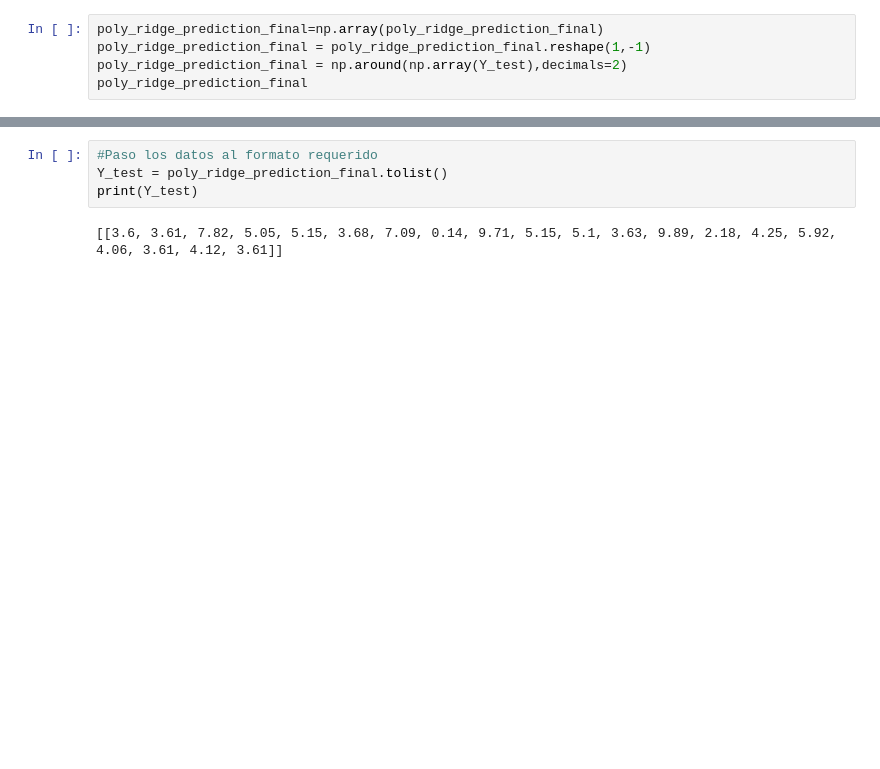
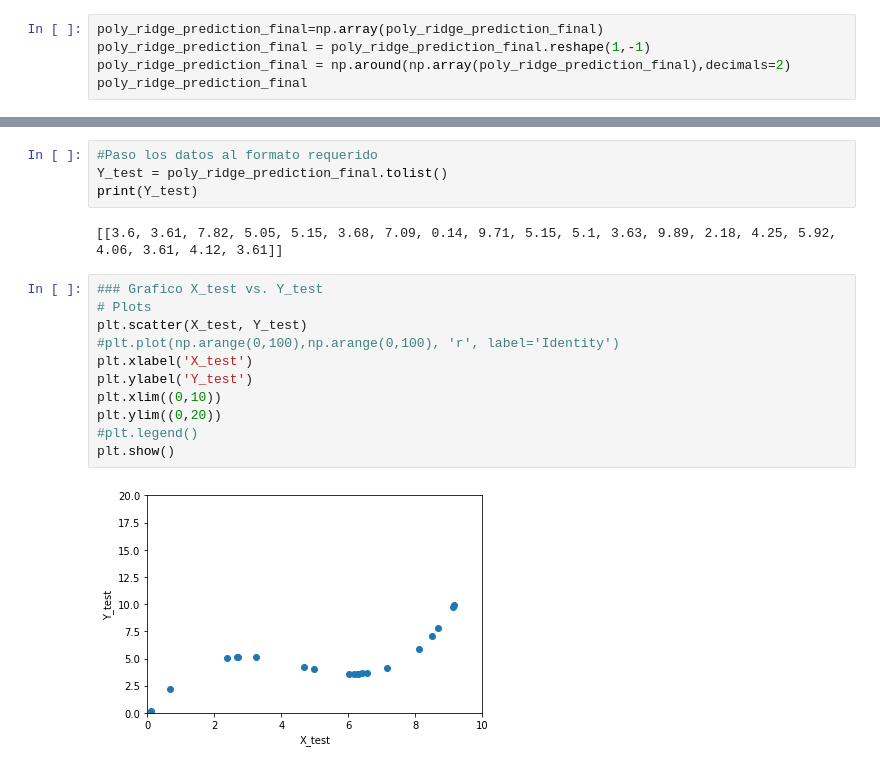
Before and after one commit to solangesuli/tareaClusterAI_clase08, a Jupyter notebook: tarea_clase08.ipynb, the cells around one changed output, grey strips where cells are left out. Drawn from its saved outputs; the diff is of its cells as text; blank space fills up the shorter version.

Commit message:
se agrega grafico x_test vs y_test

```diff
--- a/tarea_clase08.ipynb
+++ b/tarea_clase08.ipynb
@@ -781,7 +781,7 @@ array([[3.59794376],
 # %%
 poly_ridge_prediction_final=np.array(poly_ridge_prediction_final)
 poly_ridge_prediction_final = poly_ridge_prediction_final.reshape(1,-1)
-poly_ridge_prediction_final = np.around(np.array(Y_test),decimals=2)
+poly_ridge_prediction_final = np.around(np.array(poly_ridge_prediction_final),decimals=2)
 poly_ridge_prediction_final
 # %% [output]
 array([[3.6 , 3.61, 7.82, 5.05, 5.15, 3.68, 7.09, 0.14, 9.71, 5.15, 5.1 ,
@@ -792,3 +792,16 @@ Y_test = poly_ridge_prediction_final.tolist()
 print(Y_test)
 # %% [output]
 [[3.6, 3.61, 7.82, 5.05, 5.15, 3.68, 7.09, 0.14, 9.71, 5.15, 5.1, 3.63, 9.89, 2.18, 4.25, 5.92, 4.06, 3.61, 4.12, 3.61]]
+# %%
+### Grafico X_test vs. Y_test
+# Plots
+plt.scatter(X_test, Y_test)
+#plt.plot(np.arange(0,100),np.arange(0,100), 'r', label='Identity')
+plt.xlabel('X_test')
+plt.ylabel('Y_test')
+plt.xlim((0,10))
+plt.ylim((0,20))
+#plt.legend()
+plt.show()
+# %% [output]
+[figure, added]
```
Also changed, not shown: parts of 3 cells of this notebook.
